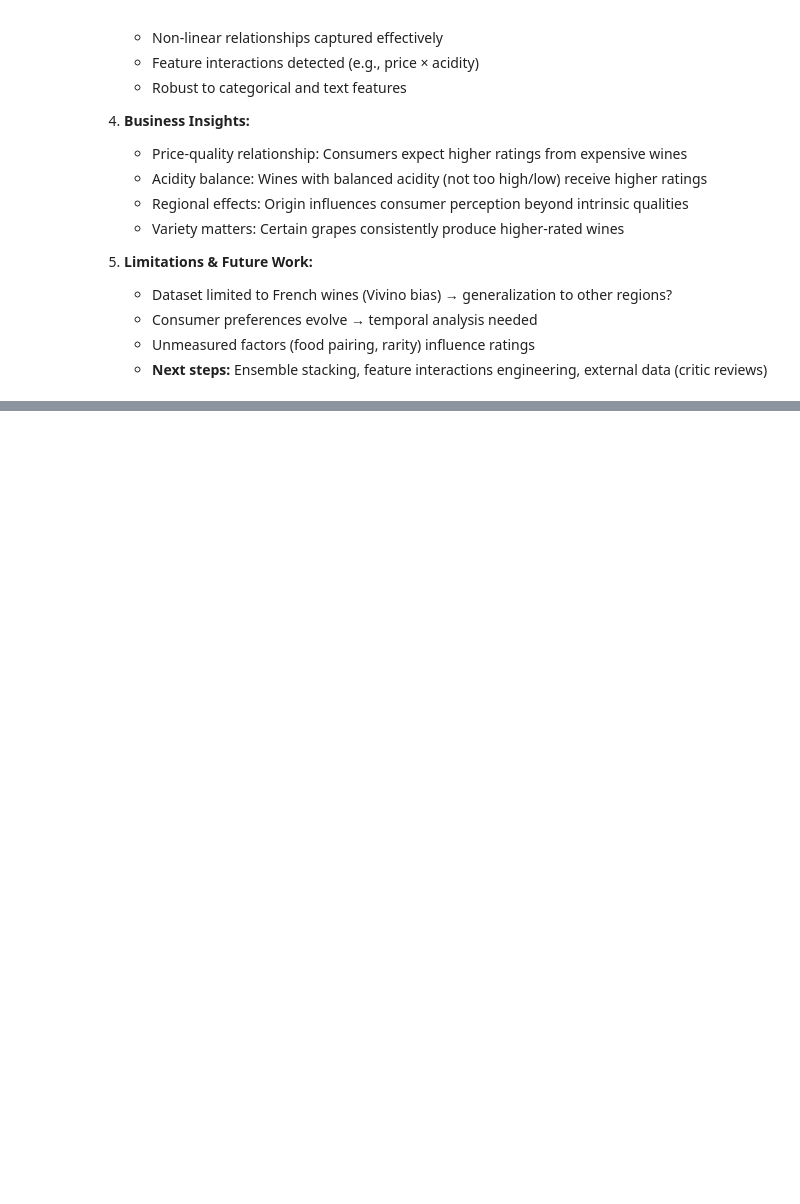
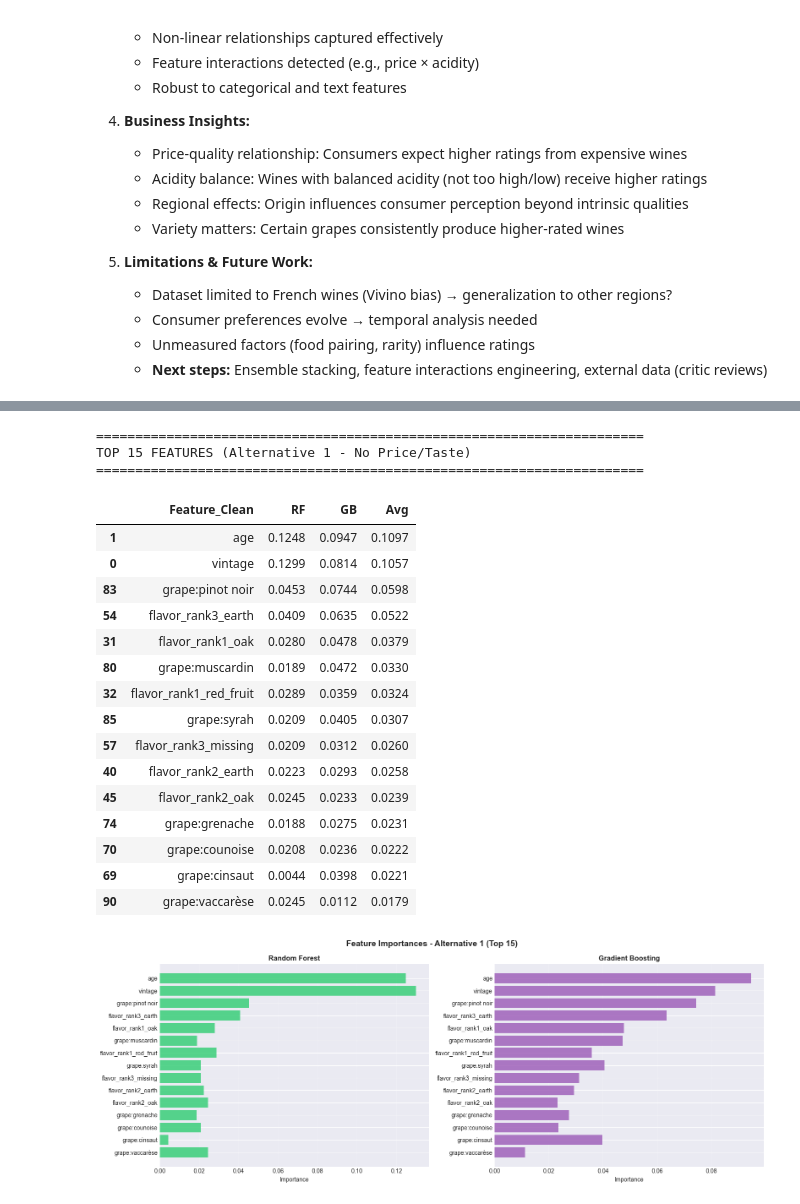
Before and after one commit to tfreret/vivino-analysis, a Jupyter notebook: wine_analysis_v2.ipynb, the cells around one changed output, grey strips where cells are left out. Saved outputs shown, nothing was run; the diff lists cells and outputs as text; code cells hidden in the pictures; blank space fills up the shorter version.

```diff
--- a/wine_analysis_v2.ipynb
+++ b/wine_analysis_v2.ipynb
@@ -837,0 +964,72 @@ Prediction Examples (Test Set):
+# %%
+
+# Feature importance for Alternative 1
+try:
+    feature_names_alt1 = preprocessor_alt1.get_feature_names_out()
+
+    rf_model_alt1 = models_alt1['Random Forest']
+    gb_model_alt1 = models_alt1['Gradient Boosting']
+
+    importance_df_alt1 = pd.DataFrame({
+        'Feature': feature_names_alt1,
+        'RF': rf_model_alt1.feature_importances_,
+        'GB': gb_model_alt1.feature_importances_
+    })
+
+    importance_df_alt1['Avg'] = (importance_df_alt1['RF'] + importance_df_alt1['GB']) / 2
+    importance_df_alt1 = importance_df_alt1.sort_values('Avg', ascending=False)
+    importance_df_alt1['Feature_Clean'] = importance_df_alt1['Feature'].str.replace('num__', '').str.replace('cat__', '').str.replace('grapes__', 'grape:')
+
+    top_n = 15
+    top_features_alt1 = importance_df_alt1.head(top_n)
+
+    print("\n" + "=" * 70)
+    print(f"TOP {top_n} FEATURES (Alternative 1 - No Price/Taste)")
+    print("=" * 70)
+    display(top_features_alt1[['Feature_Clean', 'RF', 'GB', 'Avg']].round(4))
+
+    fig, axes = plt.subplots(1, 2, figsize=(16, 6))
+    fig.suptitle('Feature Importances - Alternative 1 (Top 15)', fontsize=14, fontweight='bold')
+
+    axes[0].barh(range(len(top_features_alt1)), top_features_alt1['RF'], color='#2ecc71', alpha=0.8)
+    axes[0].set_yticks(range(len(top_features_alt1)))
+    axes[0].set_yticklabels(top_features_alt1['Feature_Clean'])
+    axes[0].set_xlabel('Importance', fontsize=10)
+    axes[0].set_title('Random Forest', fontweight='bold')
+    axes[0].invert_yaxis()
+    axes[0].grid(alpha=0.3, axis='x')
+
+    axes[1].barh(range(len(top_features_alt1)), top_features_alt1['GB'], color='#9b59b6', alpha=0.8)
+    axes[1].set_yticks(range(len(top_features_alt1)))
+    axes[1].set_yticklabels(top_features_alt1['Feature_Clean'])
+    axes[1].set_xlabel('Importance', fontsize=10)
+    axes[1].set_title('Gradient Boosting', fontweight='bold')
+    axes[1].invert_yaxis()
+    axes[1].grid(alpha=0.3, axis='x')
+
+    plt.tight_layout()
+    plt.show()
+
+except Exception as e:
+    print(f"Could not extract feature importances: {e}")
+# %% [output]
+======================================================================
+TOP 15 FEATURES (Alternative 1 - No Price/Taste)
+======================================================================
+|  | Feature_Clean | RF | GB | Avg |
+| 1 | age | 0.1248 | 0.0947 | 0.1097 |
+| 0 | vintage | 0.1299 | 0.0814 | 0.1057 |
+| 83 | grape:pinot noir | 0.0453 | 0.0744 | 0.0598 |
+| 54 | flavor_rank3_earth | 0.0409 | 0.0635 | 0.0522 |
+| 31 | flavor_rank1_oak | 0.0280 | 0.0478 | 0.0379 |
+| 80 | grape:muscardin | 0.0189 | 0.0472 | 0.0330 |
+| 32 | flavor_rank1_red_fruit | 0.0289 | 0.0359 | 0.0324 |
+| 85 | grape:syrah | 0.0209 | 0.0405 | 0.0307 |
+| 57 | flavor_rank3_missing | 0.0209 | 0.0312 | 0.0260 |
+| 40 | flavor_rank2_earth | 0.0223 | 0.0293 | 0.0258 |
+| 45 | flavor_rank2_oak | 0.0245 | 0.0233 | 0.0239 |
+| 74 | grape:grenache | 0.0188 | 0.0275 | 0.0231 |
+| 70 | grape:counoise | 0.0208 | 0.0236 | 0.0222 |
+| 69 | grape:cinsaut | 0.0044 | 0.0398 | 0.0221 |
+| 90 | grape:vaccarèse | 0.0245 | 0.0112 | 0.0179 |
+[figure, added]
```
Also changed, not shown: parts of 8 cells of this notebook.
